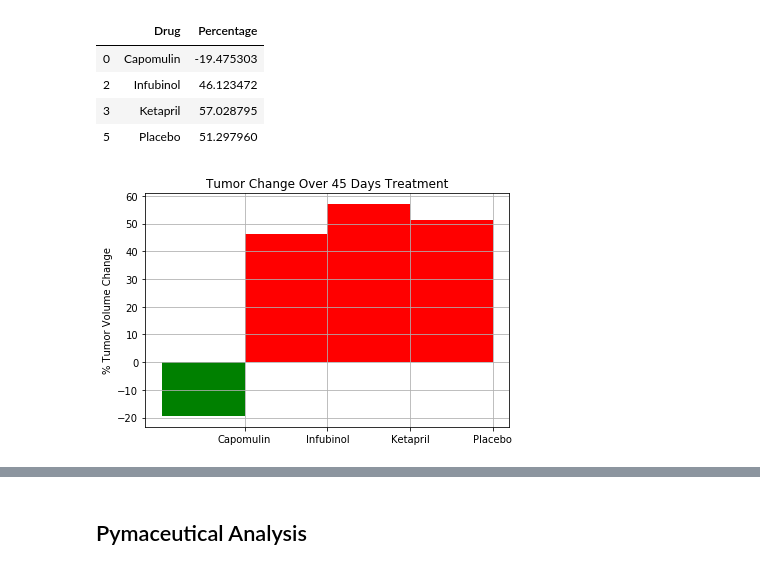
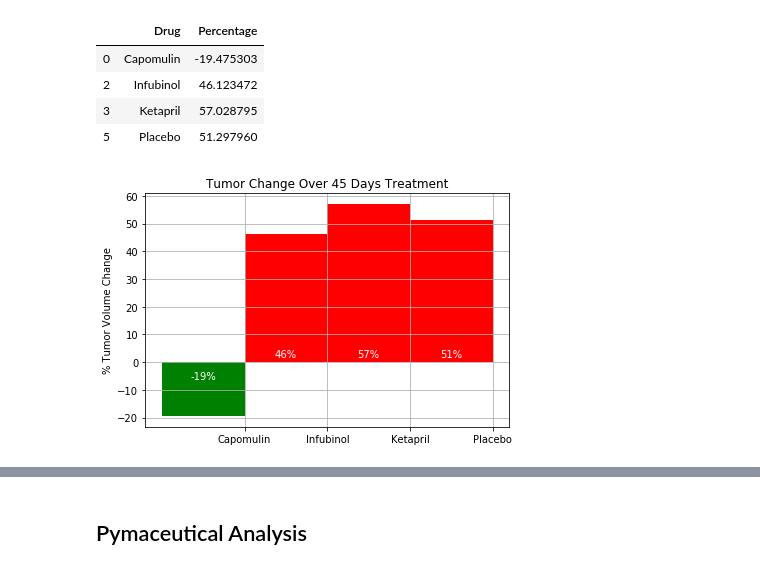
Before and after one commit to nadireag/matplotlib-challenge, a Jupyter notebook: Pymaceuticals/pymaceuticals.ipynb, the cells around one changed output, grey strips where cells are left out. Drawn from its saved outputs; the diff is of its cells as text; code cells hidden in the pictures.

Commit message:
change graph

```diff
--- a/Pymaceuticals/pymaceuticals.ipynb
+++ b/Pymaceuticals/pymaceuticals.ipynb
@@ -496,19 +473,32 @@ percentage_data
 | 3 | Ketapril | 57.028795 |
 | 5 | Placebo | 51.297960 |
 # %%
-# Set the color list to keep colors depending of the percentage values
+# Create the color list to set colors acording to percentage values
 colors=["red" if x >0 else "green" for x in percentage_data["Percentage"]]
 
 # Create the plot
-bar_plot = plt.bar(percentage_data["Drug"], percentage_data["Percentage"], width=-1, align="edge", color=colors)
+bars = plt.bar(percentage_data["Drug"], percentage_data["Percentage"], width=-1, align="edge", color=colors)
 
-# Put the labels and grid
+# Add the percentage values to the bars
+def autolabel(rects):
+    for rect in rects:
+        height = rect.get_height()
+        if height > 0:
+            h = 1
+        else:
+            h = -7
+        plt.text(rect.get_x() + rect.get_width()/2, h,'%d'%int(height)+'%',ha='center', va='bottom', color='white')
+
+# Call the function to add the text to the plot
+autolabel(bars)
+
+# Add labels, and grid
 plt.ylabel("% Tumor Volume Change")
 plt.title("Tumor Change Over 45 Days Treatment")
 plt.grid()
 
 # Save the figure
 plt.tight_layout()
 plt.savefig("../Images/change.png")
 # %% [output]
-[figure, old version]
+[figure, new version]
```
Also changed, not shown: parts of 4 cells of this notebook, 1 other file.
